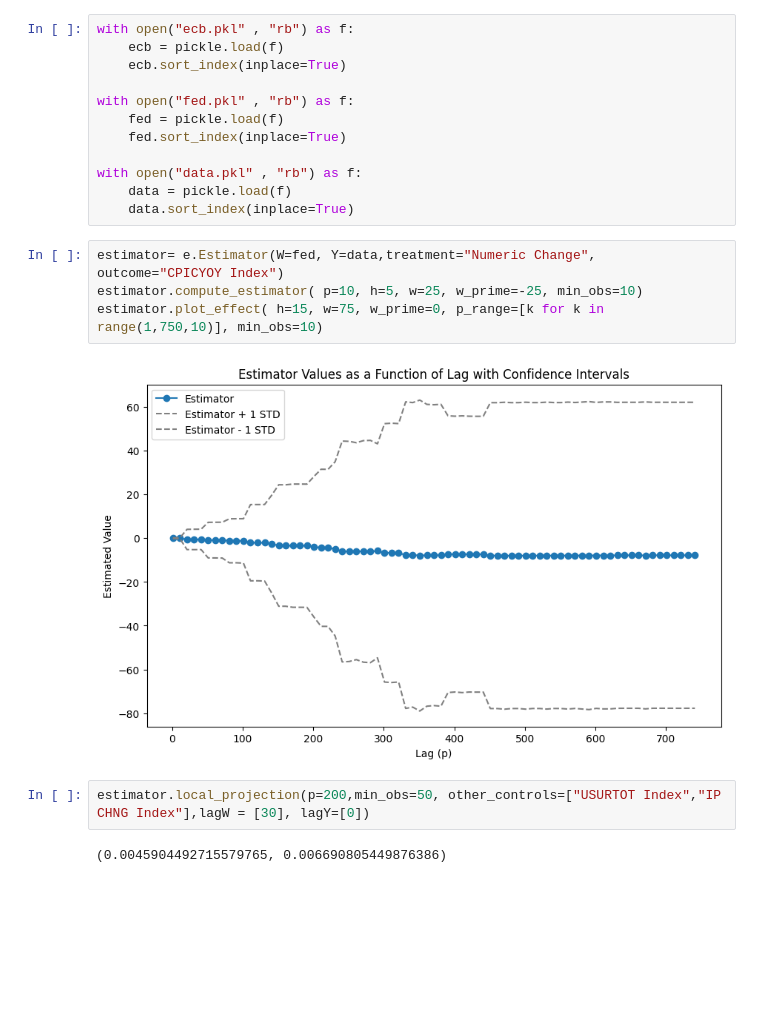
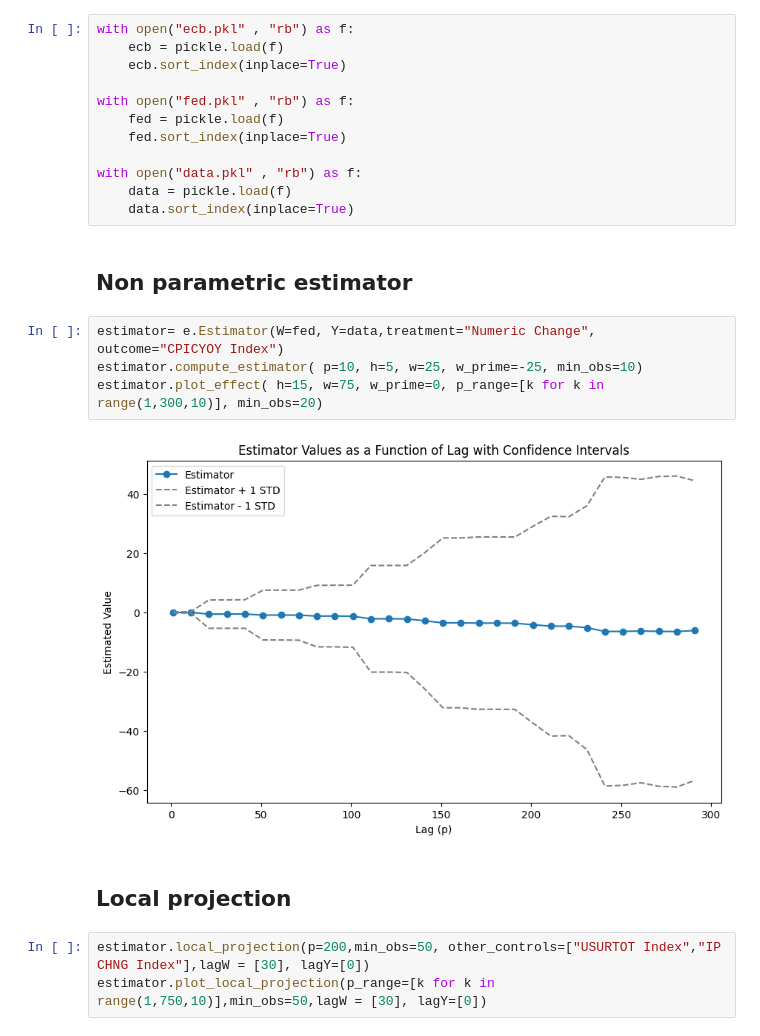
Before and after one commit to mehdizhioua/causal_effects_macro, a Jupyter notebook: experiments.ipynb, the cells around one changed output. Drawn from its saved outputs; the diff is of its cells as text; blank space fills up the shorter version.

```diff
--- a/experiments.ipynb
+++ b/experiments.ipynb
@@ -20,13 +23,16 @@ with open("fed.pkl" , "rb") as f:
 with open("data.pkl" , "rb") as f:
     data = pickle.load(f)
     data.sort_index(inplace=True)
+# %% [markdown]
+## Non parametric estimator
 # %%
 estimator= e.Estimator(W=fed, Y=data,treatment="Numeric Change", outcome="CPICYOY Index")
 estimator.compute_estimator( p=10, h=5, w=25, w_prime=-25, min_obs=10)
-estimator.plot_effect( h=15, w=75, w_prime=0, p_range=[k for k in range(1,750,10)], min_obs=10)
+estimator.plot_effect( h=15, w=75, w_prime=0, p_range=[k for k in range(1,300,10)], min_obs=20)
 # %% [output]
-[figure, old version]
+[figure, new version]
+# %% [markdown]
+## Local projection
 # %%
 estimator.local_projection(p=200,min_obs=50, other_controls=["USURTOT Index","IP  CHNG Index"],lagW = [30], lagY=[0])
+estimator.plot_local_projection(p_range=[k for k in range(1,750,10)],min_obs=50,lagW = [30], lagY=[0])
-# %% [output]
-(0.0045904492715579765, 0.006690805449876386)
```
Also changed, not shown: parts of 2 cells of this notebook.
